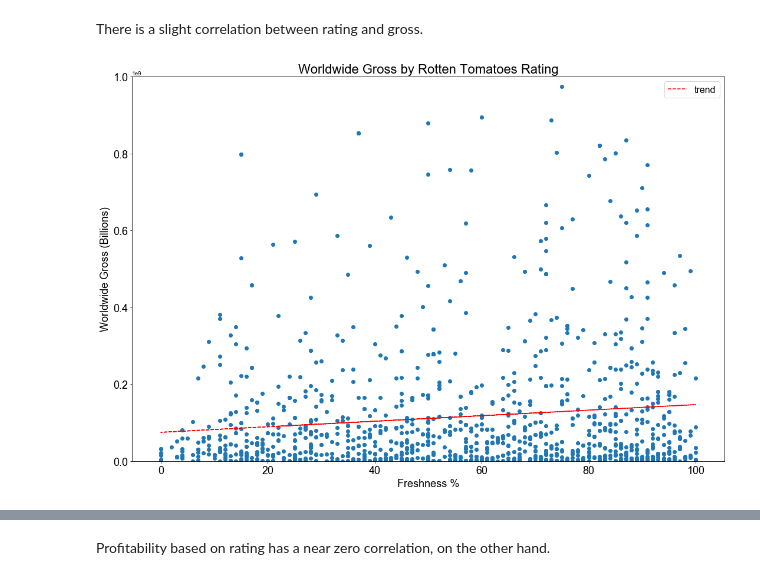
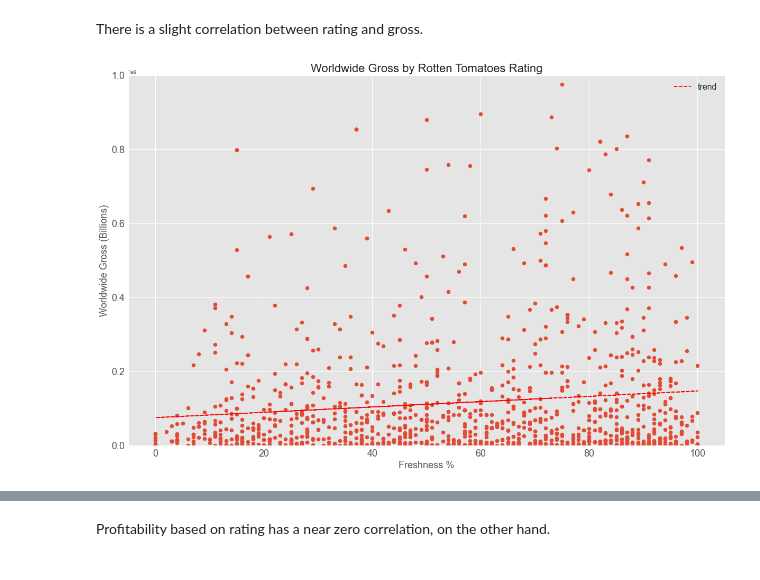
Before and after one commit to bagnine/moviedata, a Jupyter notebook: Code/moviedata.ipynb, the cells around one changed output, grey strips where cells are left out. Drawn from its saved outputs; the diff is of its cells as text; code cells hidden in the pictures.

Commit message:
Chart Updated

```diff
--- a/Code/moviedata.ipynb
+++ b/Code/moviedata.ipynb
@@ -164,24 +164,24 @@ There is a slight correlation between rating and gross.
 # %%
 fig, ax = plt.subplots(figsize= (18, 12))
 
 x= df.rating
 y= df.worldwide_gross
 z = np.polyfit(x, y, 1)
 p = np.poly1d(z)
 
 ax.set_xlabel('Freshness %', fontsize=18)
 ax.set_ylabel('Worldwide Gross (Billions)', fontsize= 18)
 ax.set_title('Worldwide Gross by Rotten Tomatoes Rating', fontsize= 22)
 
 trend = plt.plot(x,p(x),"r--", label='trend')
 plt.scatter(x, y)
 
 ax.set_ylim(0, 1000000000)
 ax.tick_params(labelsize= 18)
 plt.legend(loc='upper right', handles = trend, fontsize= 16)
-plt.style.use('seaborn-darkgrid')
+plt.style.use('ggplot')
 # %% [output]
-[figure, old version]
+[figure, new version]
 # %%
 df.profit_percentage.corr(df.worldwide_gross)
 # %% [output]
```
Also changed, not shown: parts of 13 cells of this notebook.
